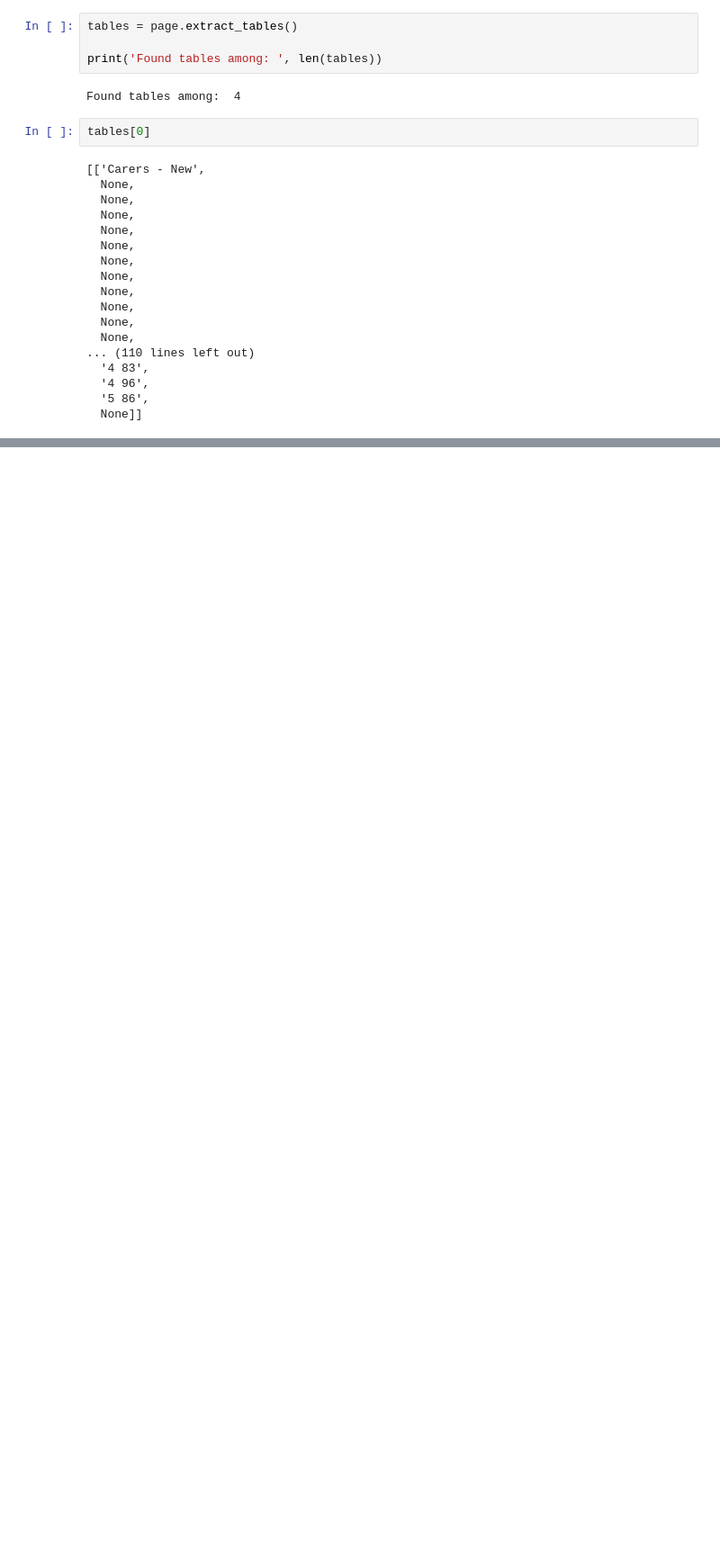
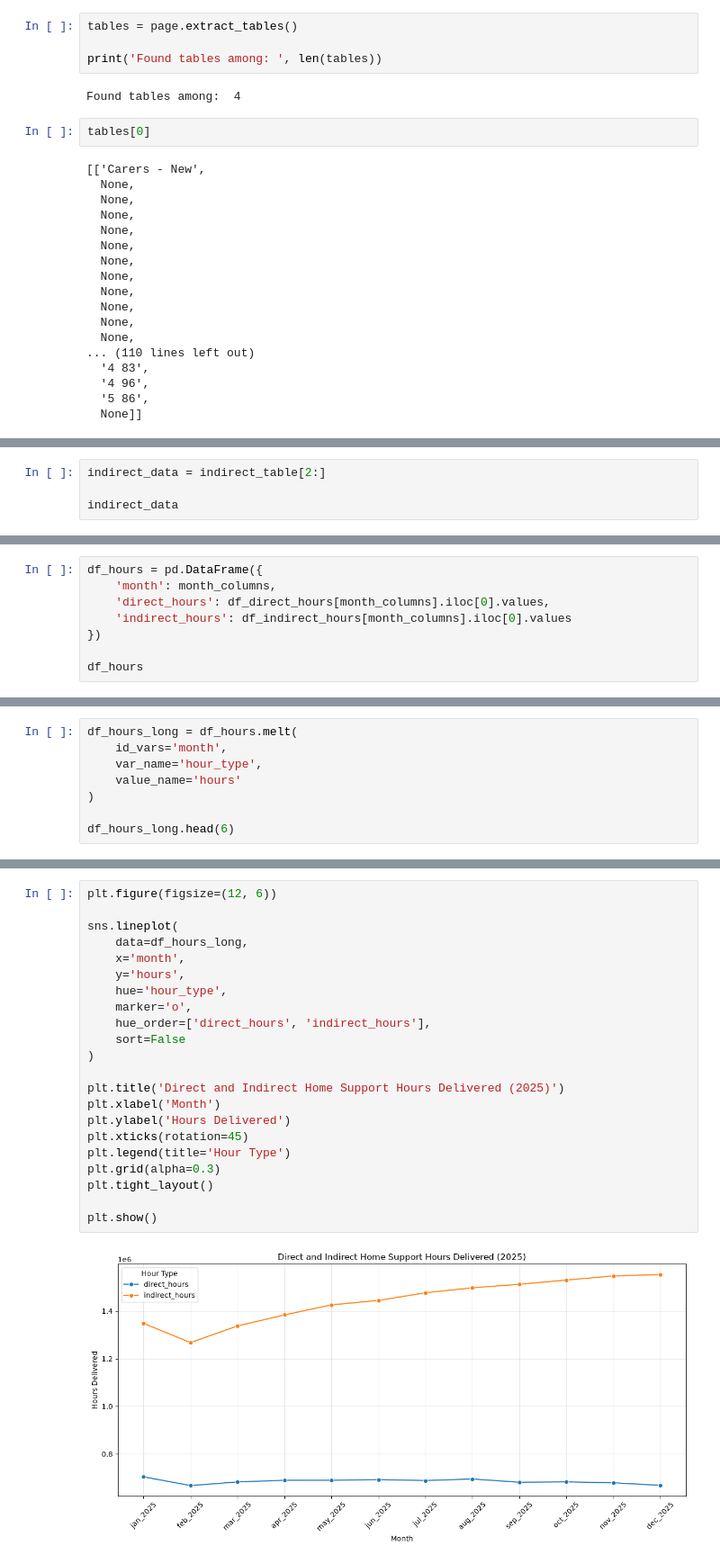
Before and after one commit to thaisCrtn/healthcare-operations-intelligence-ireland, a Jupyter notebook: notebooks/02_home_care_operations.ipynb, the cells around one changed output, grey strips where cells are left out. Shown at 90% size. Cells and saved outputs as stored; diff of their text form; blank space fills up the shorter version.

```diff
--- a/notebooks/02_home_care_operations.ipynb
+++ b/notebooks/02_home_care_operations.ipynb
@@ -122,0 +750,4 @@ tables[0]
+# %%
+indirect_data = indirect_table[2:]
+
+indirect_data
@@ -122,0 +832,8 @@ tables[0]
+# %%
+df_hours = pd.DataFrame({
+    'month': month_columns,
+    'direct_hours': df_direct_hours[month_columns].iloc[0].values,
+    'indirect_hours': df_indirect_hours[month_columns].iloc[0].values
+})
+
+df_hours
@@ -122,0 +854,8 @@ tables[0]
+# %%
+df_hours_long = df_hours.melt(
+    id_vars='month',
+    var_name='hour_type',
+    value_name='hours'
+)
+
+df_hours_long.head(6)
@@ -122,0 +877,24 @@ tables[0]
+# %%
+plt.figure(figsize=(12, 6))
+
+sns.lineplot(
+    data=df_hours_long,
+    x='month',
+    y='hours',
+    hue='hour_type',
+    marker='o',
+    hue_order=['direct_hours', 'indirect_hours'],
+    sort=False
+)
+
+plt.title('Direct and Indirect Home Support Hours Delivered (2025)')
+plt.xlabel('Month')
+plt.ylabel('Hours Delivered')
+plt.xticks(rotation=45)
+plt.legend(title='Hour Type')
+plt.grid(alpha=0.3)
+plt.tight_layout()
+
+plt.show()
+# %% [output]
+[figure, added]
```
Also changed, not shown: parts of 56 cells of this notebook.
